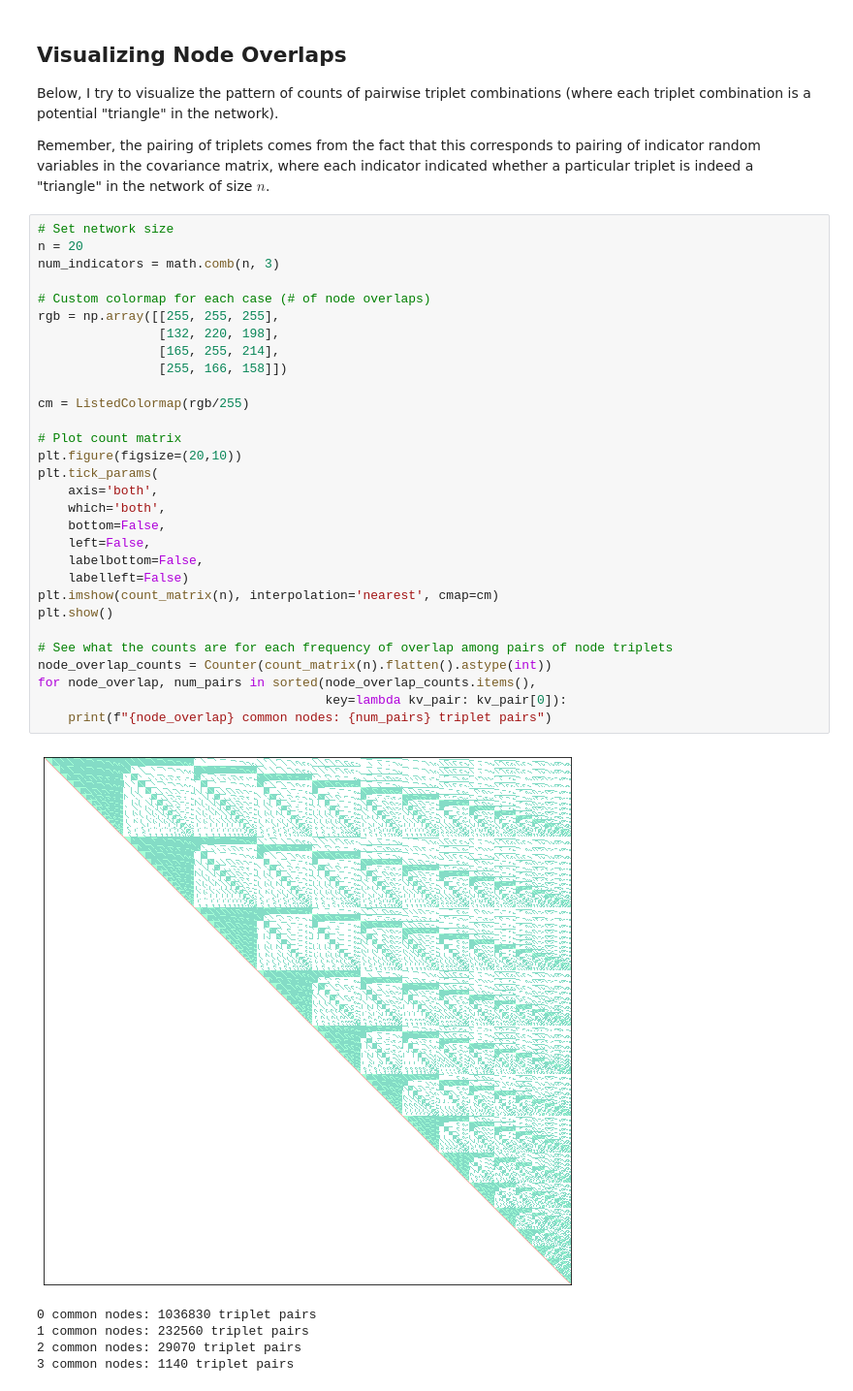
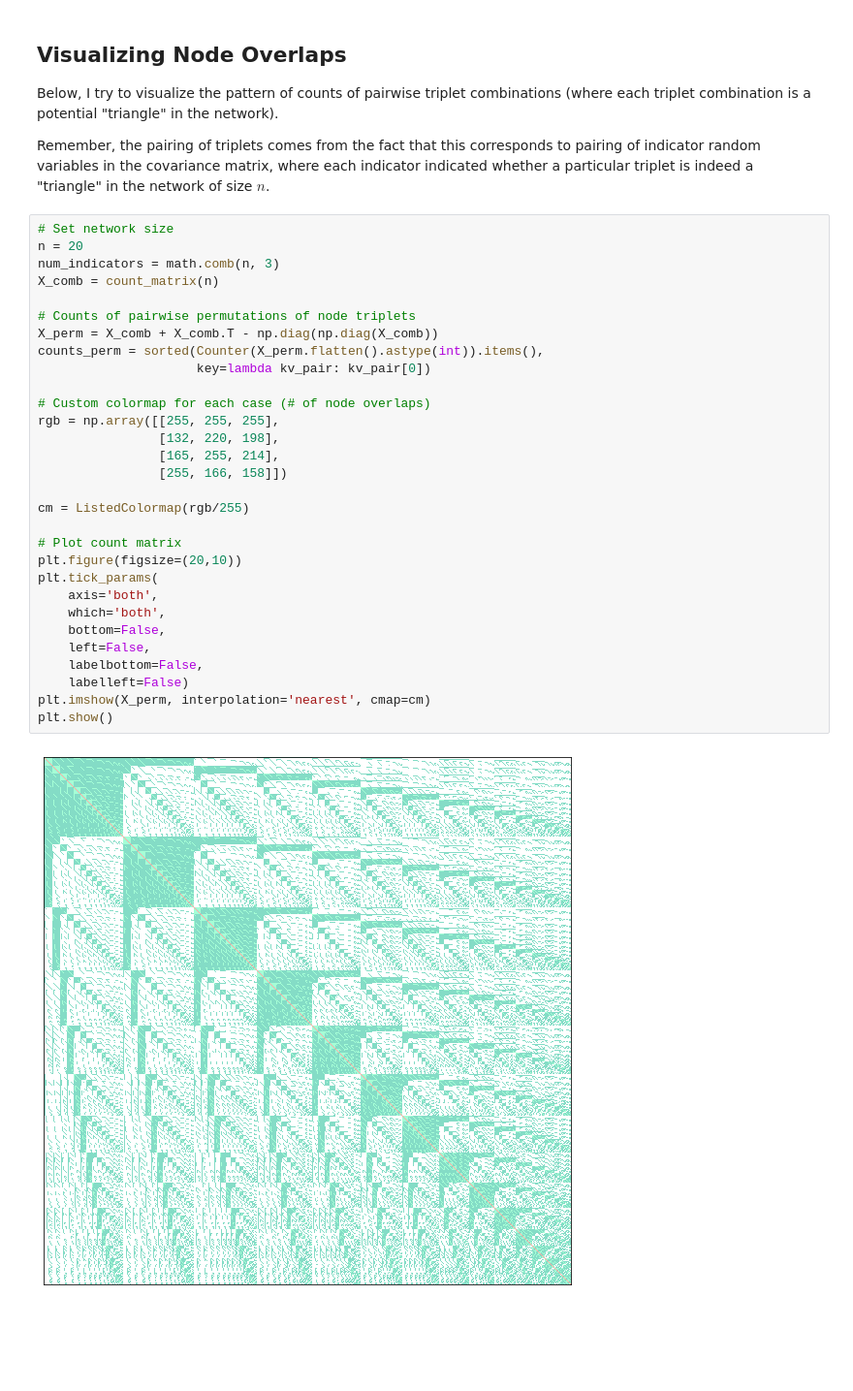
Before and after one commit to Per48edjes/Harvard-STAT110, a Jupyter notebook: Problem 7b, HW8.ipynb, the cells around one changed output. Shown at 97% size. Drawn from its saved outputs; the diff is of its cells as text; blank space fills up the shorter version.

```diff
--- a/Problem 7b, HW8.ipynb
+++ b/Problem 7b, HW8.ipynb
@@ -86,36 +88,32 @@ Remember, the pairing of triplets comes from the fact that this corresponds to p
 # %%
 # Set network size
 n = 20
 num_indicators = math.comb(n, 3)
+X_comb = count_matrix(n)
+
+# Counts of pairwise permutations of node triplets
+X_perm = X_comb + X_comb.T - np.diag(np.diag(X_comb))
+counts_perm = sorted(Counter(X_perm.flatten().astype(int)).items(),
+                     key=lambda kv_pair: kv_pair[0])
 
 # Custom colormap for each case (# of node overlaps)
 rgb = np.array([[255, 255, 255],
                 [132, 220, 198],
                 [165, 255, 214],
                 [255, 166, 158]])
 
 cm = ListedColormap(rgb/255)
 
 # Plot count matrix
 plt.figure(figsize=(20,10))
 plt.tick_params(
     axis='both',
     which='both',
     bottom=False,
     left=False,
     labelbottom=False,
     labelleft=False)
-plt.imshow(count_matrix(n), interpolation='nearest', cmap=cm)
+plt.imshow(X_perm, interpolation='nearest', cmap=cm)
 plt.show()
-
-# See what the counts are for each frequency of overlap among pairs of node triplets
-node_overlap_counts = Counter(count_matrix(n).flatten().astype(int))
-for node_overlap, num_pairs in sorted(node_overlap_counts.items(),
-                                      key=lambda kv_pair: kv_pair[0]):
-    print(f"{node_overlap} common nodes: {num_pairs} triplet pairs")
 # %% [output]
-[figure, old version]
+[figure, new version]
-0 common nodes: 1036830 triplet pairs
-1 common nodes: 232560 triplet pairs
-2 common nodes: 29070 triplet pairs
-3 common nodes: 1140 triplet pairs
```
Also changed, not shown: parts of 4 cells of this notebook.
